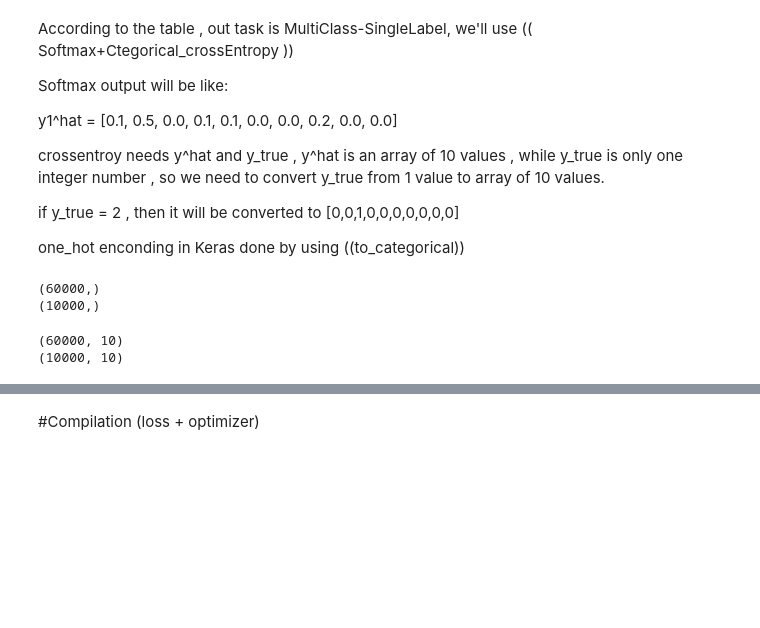
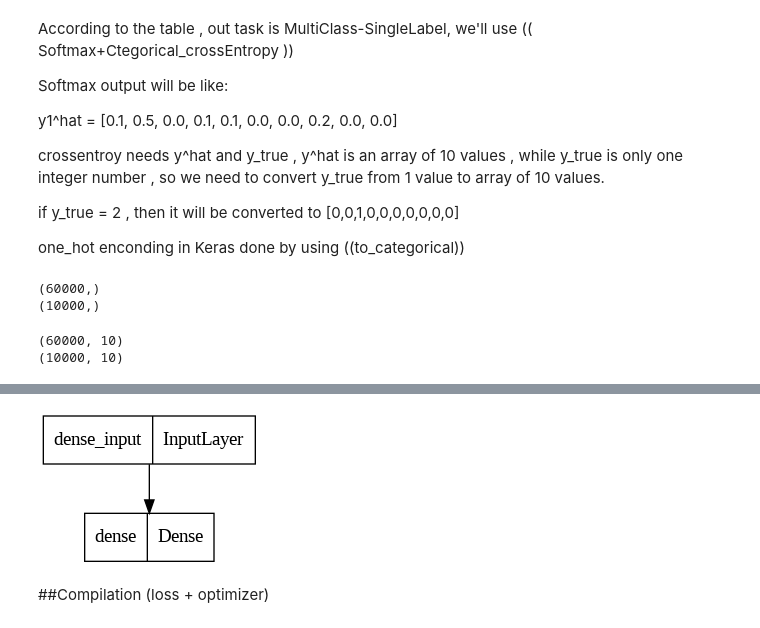
Before and after one commit to HagarIbrahiem/Learning_purposes, a Jupyter notebook: DL_1_Hello_World_.ipynb, the cells around one changed output, grey strips where cells are left out. Saved outputs shown, nothing was run; the diff lists cells and outputs as text; code cells hidden in the pictures; blank space fills up the shorter version.

```diff
--- a/DL_1_Hello_World_.ipynb
+++ b/DL_1_Hello_World_.ipynb
@@ -118,8 +123,13 @@ Total params: 7,850
 Trainable params: 7,850
 Non-trainable params: 0
 _________________________________________________________________
+# %%
+from tensorflow.keras.utils import plot_model
+plot_model(network)
+# %% [output]
+[figure, added]
 # %% [markdown]
-#Compilation (loss + optimizer)
+##Compilation (loss + optimizer)
 # %%
 network.compile (optimizer='rmsprop', loss= 'categorical_crossentropy' , metrics=['accuracy'])
 # %%
```
Also changed, not shown: parts of 28 cells of this notebook.
